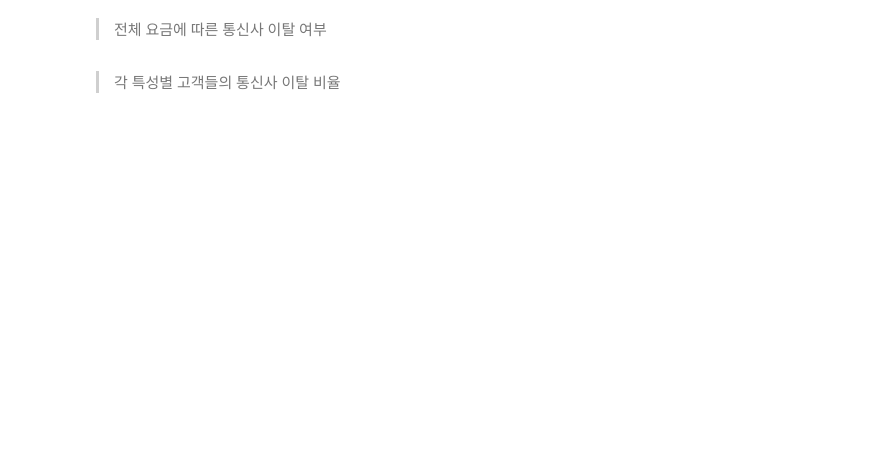
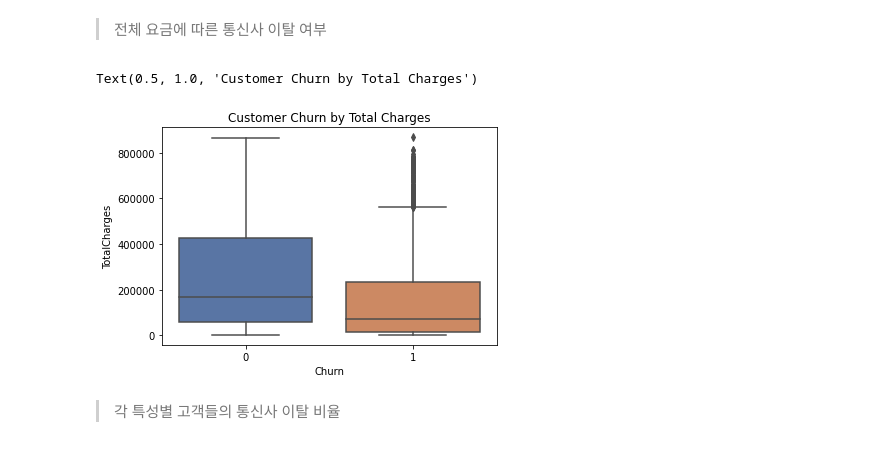
Before and after one commit to threegenie/churn_project, a Jupyter notebook: telco_customer_churn.ipynb, the cells around one changed output. Drawn from its saved outputs; the diff is of its cells as text; code cells hidden in the pictures; blank space fills up the shorter version.

```diff
--- a/telco_customer_churn.ipynb
+++ b/telco_customer_churn.ipynb
@@ -174,11 +196,14 @@ plt.title('Customer Churn by Monthly Charges')
 # %%
 sns.boxplot(
     x = 'Churn',
     y = 'TotalCharges',
     data = df,
     palette='deep'
 )
-plt.title('Customer Churn by Monthly Charges')
+plt.title('Customer Churn by Total Charges')
+# %% [output]
+Text(0.5, 1.0, 'Customer Churn by Total Charges')
+[figure, added]
 # %% [markdown]
 > 각 특성별 고객들의 통신사 이탈 비율
 # %%
```
Also changed, not shown: parts of 32 cells of this notebook.
